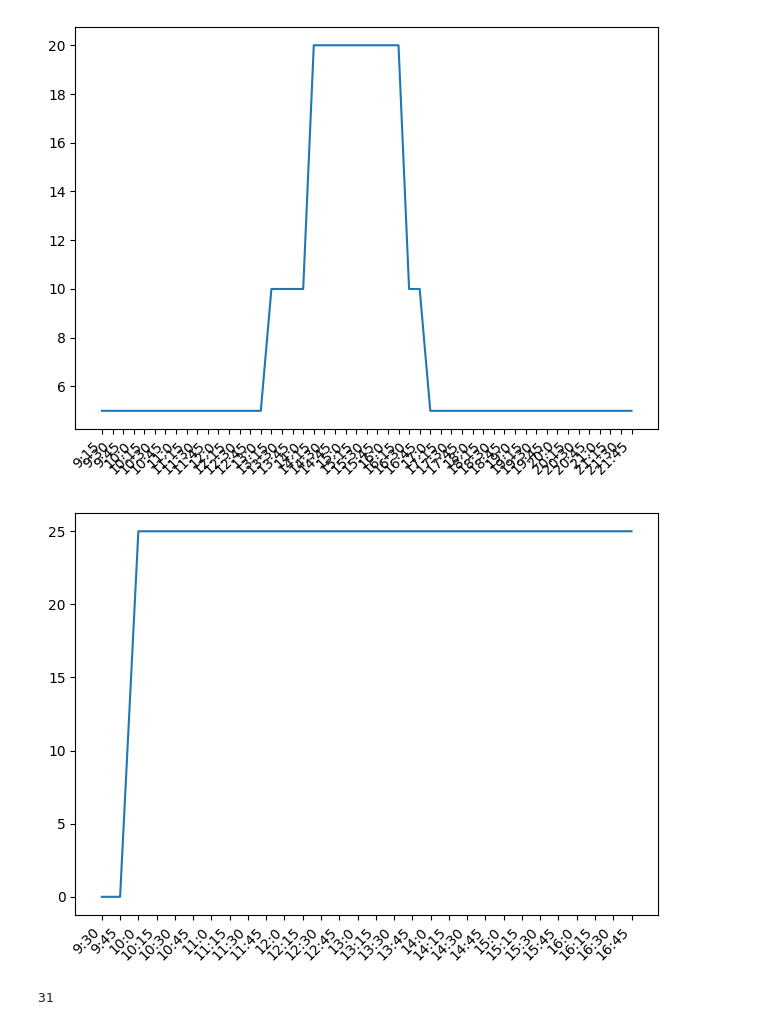
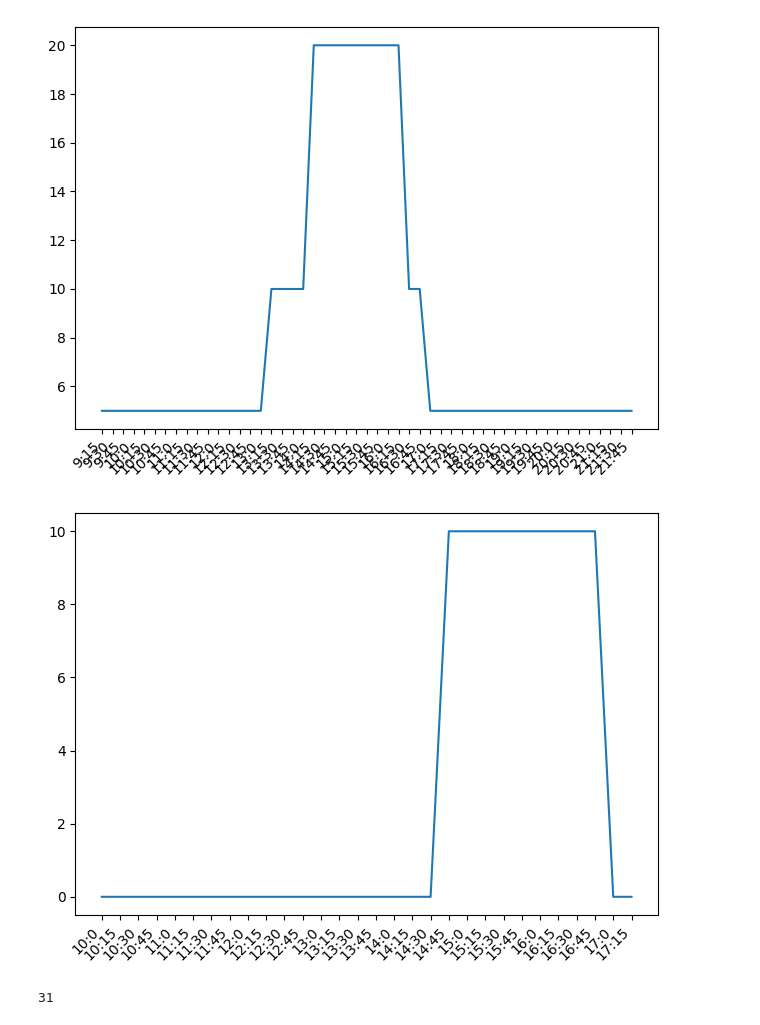
Before and after one commit to AdeStAff/endless_line, a Jupyter notebook: notebooks/Augustin/EDA.ipynb, the cells around one changed output. Saved outputs shown, nothing was run; the diff lists cells and outputs as text; code cells hidden in the pictures.

```diff
--- a/notebooks/Augustin/EDA.ipynb
+++ b/notebooks/Augustin/EDA.ipynb
@@ -263,20 +263,20 @@ plt.show()
 # %% [output]
 [figure]
 # %%
-df_wainting_time_example = df_waiting_times[(df_waiting_times["WORK_DATE"]=="2018-01-01")&(df_waiting_times["ENTITY_DESCRIPTION_SHORT"]=="Superman Ride")].sort_values("DEB_TIME")
+df_wainting_time_example = df_waiting_times[(df_waiting_times["WORK_DATE"]=="2018-01-03")&(df_waiting_times["ENTITY_DESCRIPTION_SHORT"]=="Superman Ride")].sort_values("DEB_TIME")
 df_wainting_time_example_open = df_wainting_time_example[df_wainting_time_example["OPEN_TIME"]>0]
 x_labels = []
 for i in range(len(df_wainting_time_example_open["DEB_TIME"])):
     label = str(pd.to_datetime(df_wainting_time_example_open["DEB_TIME"].iloc[i]).hour)
     label = label + ":" + str(pd.to_datetime(df_wainting_time_example_open["DEB_TIME"].iloc[i]).minute)
     x_labels.append(label)
 
 plt.plot(x_labels,df_wainting_time_example_open["WAIT_TIME_MAX"])
 plt.xticks(rotation=45, ha='right')
 plt.tight_layout()
 plt.show()
 # %% [output]
-[figure, old version]
+[figure, new version]
 # %%
 df_wainting_time_example = df_waiting_times[(df_waiting_times["WORK_DATE"]=="2018-01-01")&(df_waiting_times["ENTITY_DESCRIPTION_SHORT"]=="Rapids Ride")].sort_values("DEB_TIME")
 df_wainting_time_example_open = df_wainting_time_example[df_wainting_time_example["OPEN_TIME"]>0]
```
Also changed, not shown: parts of 11 cells of this notebook, 2 other files.
